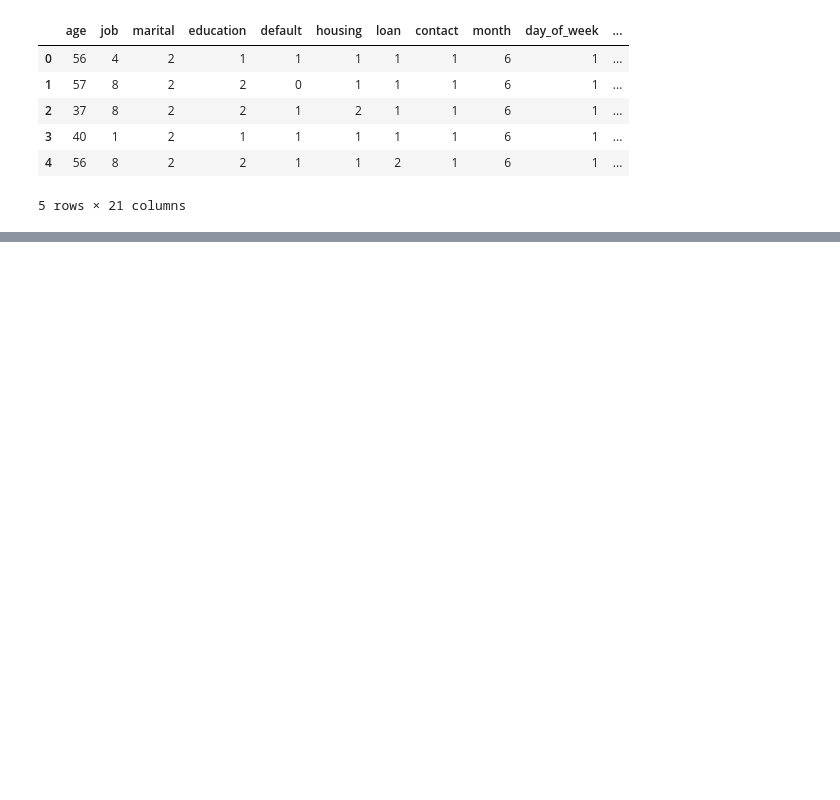
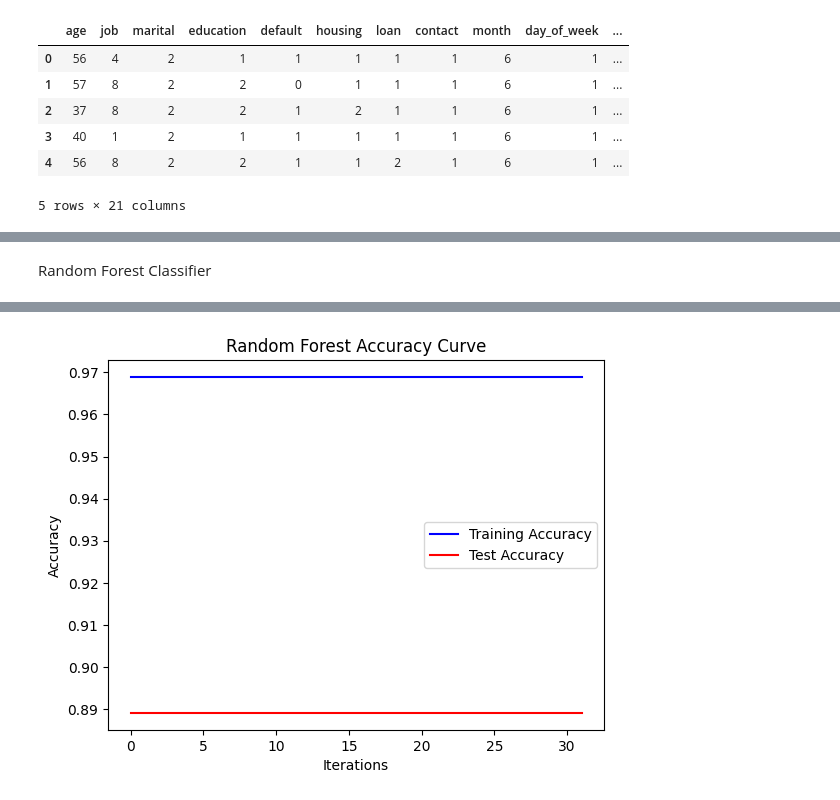
Before and after one commit to DilshanBotheju/BankMarketingPredictionSystem, a Jupyter notebook: ModelDevelopment.ipynb, the cells around one changed output, grey strips where cells are left out. Drawn from its saved outputs; the diff is of its cells as text; code cells hidden in the pictures; blank space fills up the shorter version.

Commit message:
Updated Accuracy curves for random forest classifier and neural network classifier

```diff
--- a/ModelDevelopment.ipynb
+++ b/ModelDevelopment.ipynb
@@ -395,0 +426,5 @@ dtype: float64
+# %%
+from sklearn.model_selection import train_test_split
+
+# Seperating training and testing data
+X_train, X_test, y_train, y_test = train_test_split(X, y, test_size=0.3)
@@ -395,0 +436,13 @@ dtype: float64
+# %%
+from imblearn.over_sampling import SMOTE
+from collections import Counter
+
+# Convert column to int
+y_train = y_train.astype("int")
+
+# Balancing dataset using SMOTE
+sm = SMOTE(random_state=42)
+X_train_balanced, y_train_balanced = sm.fit_resample(X_train, y_train)
+
+print("Original training class distribution:", Counter(y_train))
+print("Resampled training class distribution:", Counter(y_train_balanced))
@@ -395,0 +456,58 @@ dtype: float64
+# %% [markdown]
+Random Forest Classifier
+# %%
+import matplotlib.pyplot as plt
+from sklearn.model_selection import GridSearchCV
+from sklearn.ensemble import RandomForestClassifier
+from sklearn.metrics import accuracy_score, classification_report
+
+# Parameter grid for tuning
+rf_param_grid = {
+    "n_estimators": [50, 100],
+    "max_depth": [10, 20],
+    "min_samples_split": [2, 5],
+    "min_samples_leaf": [1, 2],
+    "bootstrap": [True, False]
+}
+
+# GridSearchCV to tune the model
+rf_grid_search = GridSearchCV(
+    estimator=RandomForestClassifier(random_state=42),
+    param_grid=rf_param_grid,
+    cv=3,
+    scoring="accuracy",
+    n_jobs=-1
+)
+
+# Fit the model
+rf_grid_search.fit(X_train_balanced, y_train_balanced)
+
+# Get the best model
+best_rf_model = rf_grid_search.best_estimator_
+print("Best Parameters:", rf_grid_search.best_params_)
+
+# Get the training and test accuracy during the evaluation
+train_accuracy = []
+test_accuracy = []
+
+# Predict on the training set and the test set
+for i in range(1, len(rf_grid_search.cv_results_['mean_fit_time']) + 1):
+    best_rf_model.fit(X_train_balanced, y_train_balanced)
+    train_accuracy.append(accuracy_score(y_train_balanced, best_rf_model.predict(X_train_balanced)))
+    test_accuracy.append(accuracy_score(y_test, best_rf_model.predict(X_test)))
+
+# Evaluate the best model
+y_pred_rf = best_rf_model.predict(X_test)
+print("\nTuned Random Forest Classifier:")
+print("Accuracy:", accuracy_score(y_test, y_pred_rf))
+print(classification_report(y_test, y_pred_rf))
+
+# Plotting the accuracy curve
+plt.plot(train_accuracy, label='Training Accuracy', color="blue")
+plt.plot(test_accuracy, label='Test Accuracy', color ="red")
+plt.title('Random Forest Accuracy Curve')
+plt.xlabel('Iterations')
+plt.ylabel('Accuracy')
+plt.legend()
+plt.show()
+# %% [output]
@@ -395,0 +526 @@ dtype: float64
+[figure, added]
```
Also changed, not shown: parts of 31 cells of this notebook.
